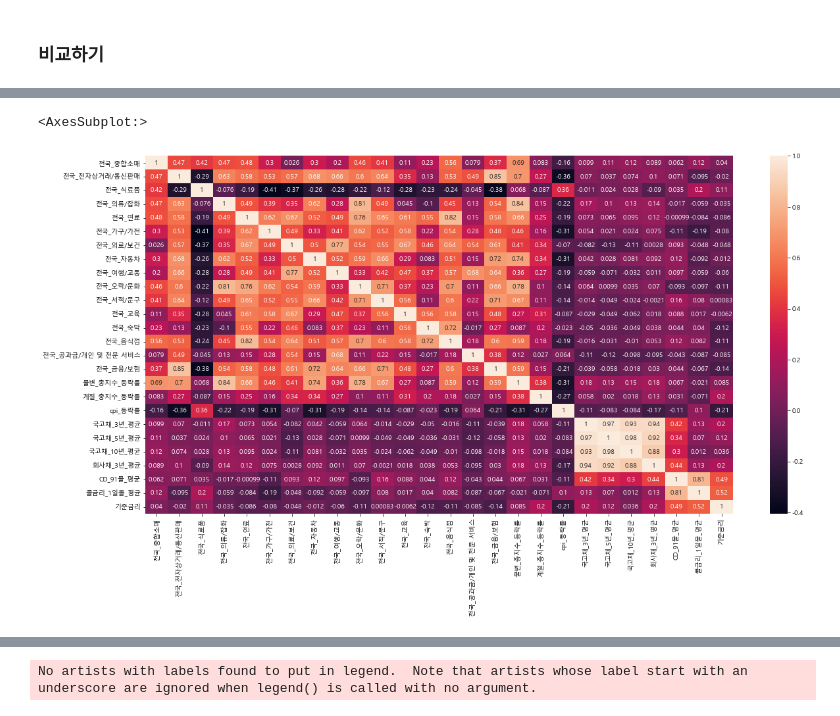
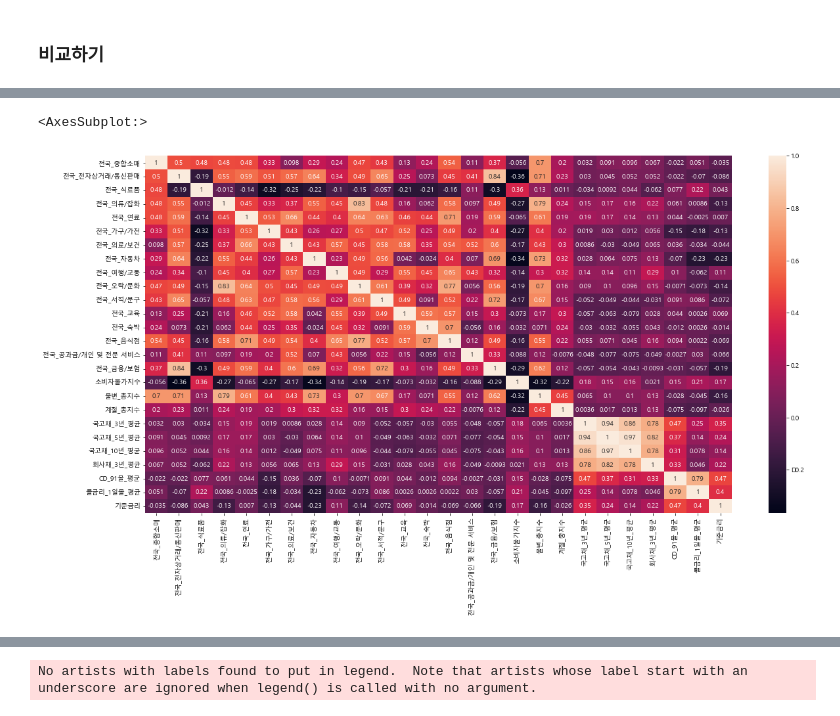
Before and after one commit to KJH3024/test, a Jupyter notebook: 프로젝트1/전국_카드.ipynb, the cells around one changed output, grey strips where cells are left out. Drawn from its saved outputs; the diff is of its cells as text; code cells hidden in the pictures.

```diff
--- a/프로젝트1/전국_카드.ipynb
+++ b/프로젝트1/전국_카드.ipynb
@@ -277,0 +232,5 @@ socell_df
+# %%
+total_csi = pd.merge(cpi_df, socell_df, how='left', left_index=True, right_index=True)
+total_csi = pd.merge(total_csi, interest_rates_df,  how='left', left_index=True, right_index=True)
+total_csi.drop_duplicates(inplace=True)
+total_csi
@@ -278,9 +252,2 @@ socell_df
 # %% [markdown]
 ### 비교하기
-# %%
-df_t = df_t.iloc[:86]
-df_t1 = df_t1.iloc[:86]
-cpi_df = cpi_df.iloc[:86]
-interest_rates_df = interest_rates_df.iloc[:86]
-interest_rates_df1 = interest_rates_df1.iloc[:86]
-socell_df = socell_df.iloc[:86]
@@ -342,0 +254,7 @@ fffff = pd.concat([ffff,f],axis=1)
+# %%
+# 사용할 컬럼 불러오기
+
+total_df = df_t
+total_df = pd.DataFrame(total_df)
+total_df = pd.merge(total_df,total_csi, how='left', left_index=True, right_index=True)
+total_df.head()
@@ -342,0 +270,13 @@ fffff = pd.concat([ffff,f],axis=1)
+# %%
+# 컬럼별 등락률 계산
+
+col_list = []
+col_list.append([col for col in total_df])
+
+total_df1 = pd.DataFrame()
+
+for i in col_list:
+    total_df1[i] = total_df[i].pct_change()
+
+total_df1 = total_df1.iloc[1:]
+total_df1.head()
@@ -343,10 +292,10 @@ fffff = pd.concat([ffff,f],axis=1)
 # %%
 import seaborn as sns
 import matplotlib.pyplot as plt
 
 plt.rcParams["font.family"] = "Malgun Gothic"
 plt.figure(figsize=(20,10))
-sns.heatmap(ddddd.corr(),annot=True)
+sns.heatmap(total_df1.corr(),annot=True)
 # %% [output]
 <AxesSubplot:>
-[figure, old version]
+[figure, new version]
```
Also changed, not shown: parts of 65 cells of this notebook.
